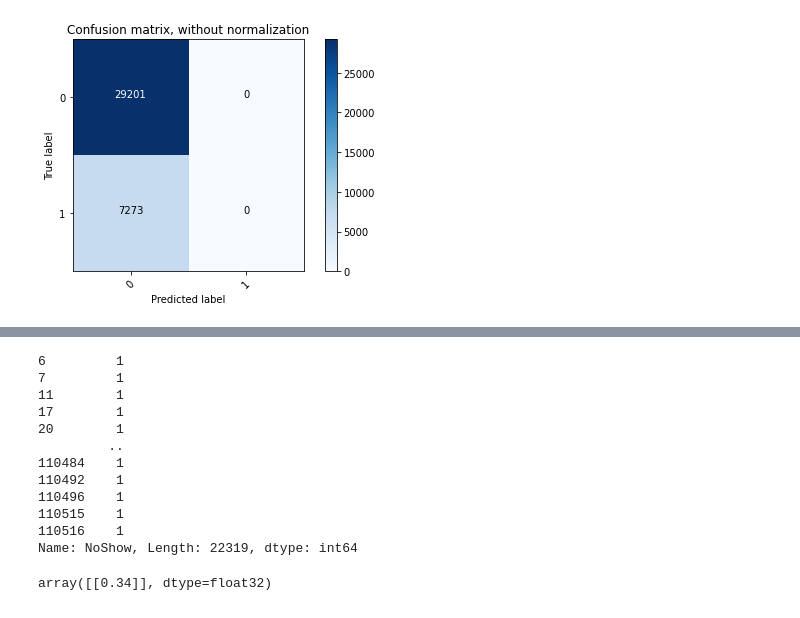
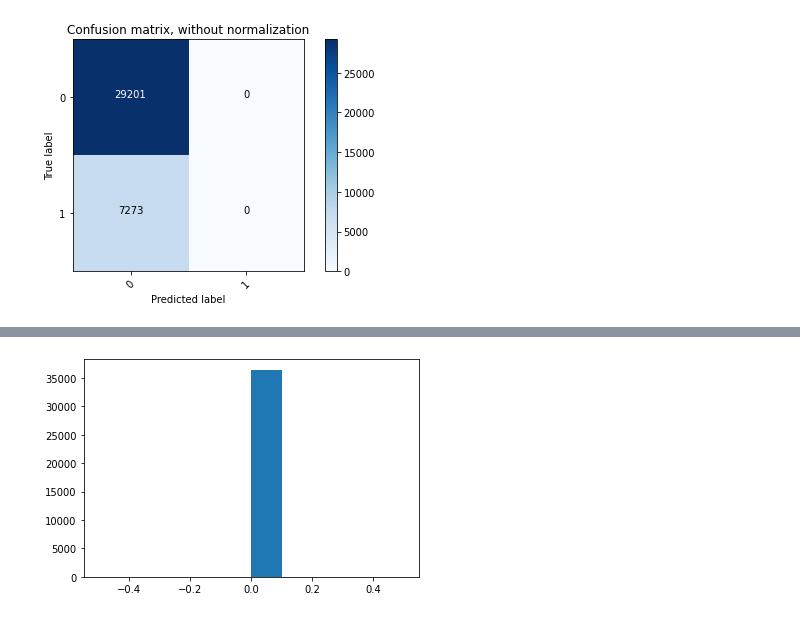
Before and after one commit to Omerdan03/Doc-Oclock, a Jupyter notebook: Data_Science/Doc_oclock_EDA.ipynb, the cells around one changed output, grey strips where cells are left out. Drawn from its saved outputs; the diff is of its cells as text; code cells hidden in the pictures.

Commit message:
separate EDA and base model

```diff
--- a/Data_Science/Doc_oclock_training.ipynb
+++ b/Data_Science/Doc_oclock_EDA.ipynb
@@ -902,2 +840,0 @@ pd.DataFrame(X_t, columns=X.columns).describe().loc[['min','max']]
-# %%
-X_train, X_test, y_train, y_test = train_test_split(X_t, y, test_size=0.33, random_state=42)
@@ -974,19 +840,0 @@ KeyboardInterrupt: ignored
-# %%
-y[y==1]
-# %% [output]
-6         1
-7         1
-11        1
-17        1
-20        1
-         ..
-110484    1
-110492    1
-110496    1
-110515    1
-110516    1
-Name: NoShow, Length: 22319, dtype: int64
-# %%
-model.predict(X_t[6].reshape(1,-1))
-# %% [output]
-array([[0.34]], dtype=float32)
@@ -992,0 +844,4 @@ array([[0.34]], dtype=float32)
+# %%
+plt.hist(clf_grid.predict(X_test));
+# %% [output]
+[figure, added]
```
Also changed, not shown: parts of 31 cells of this notebook.
